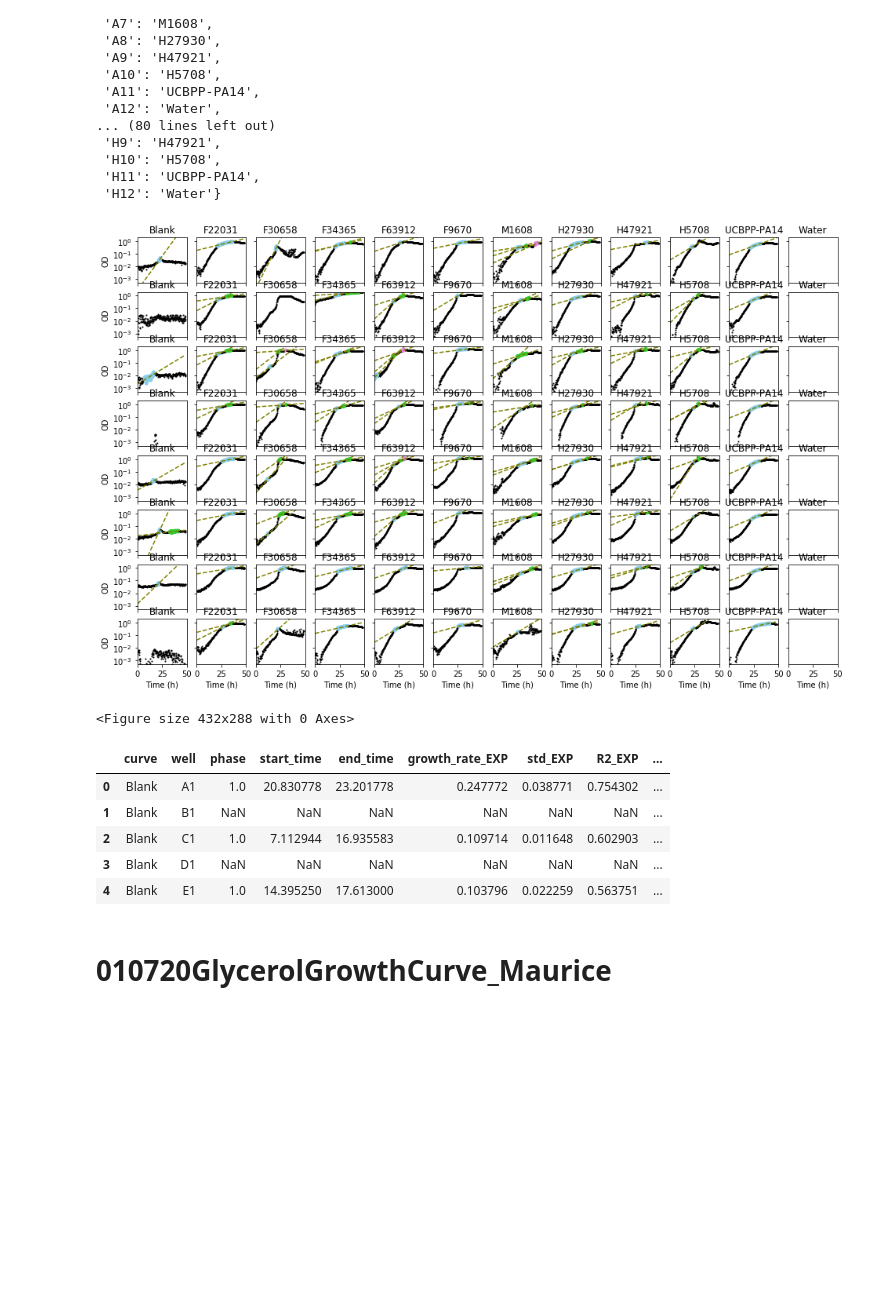
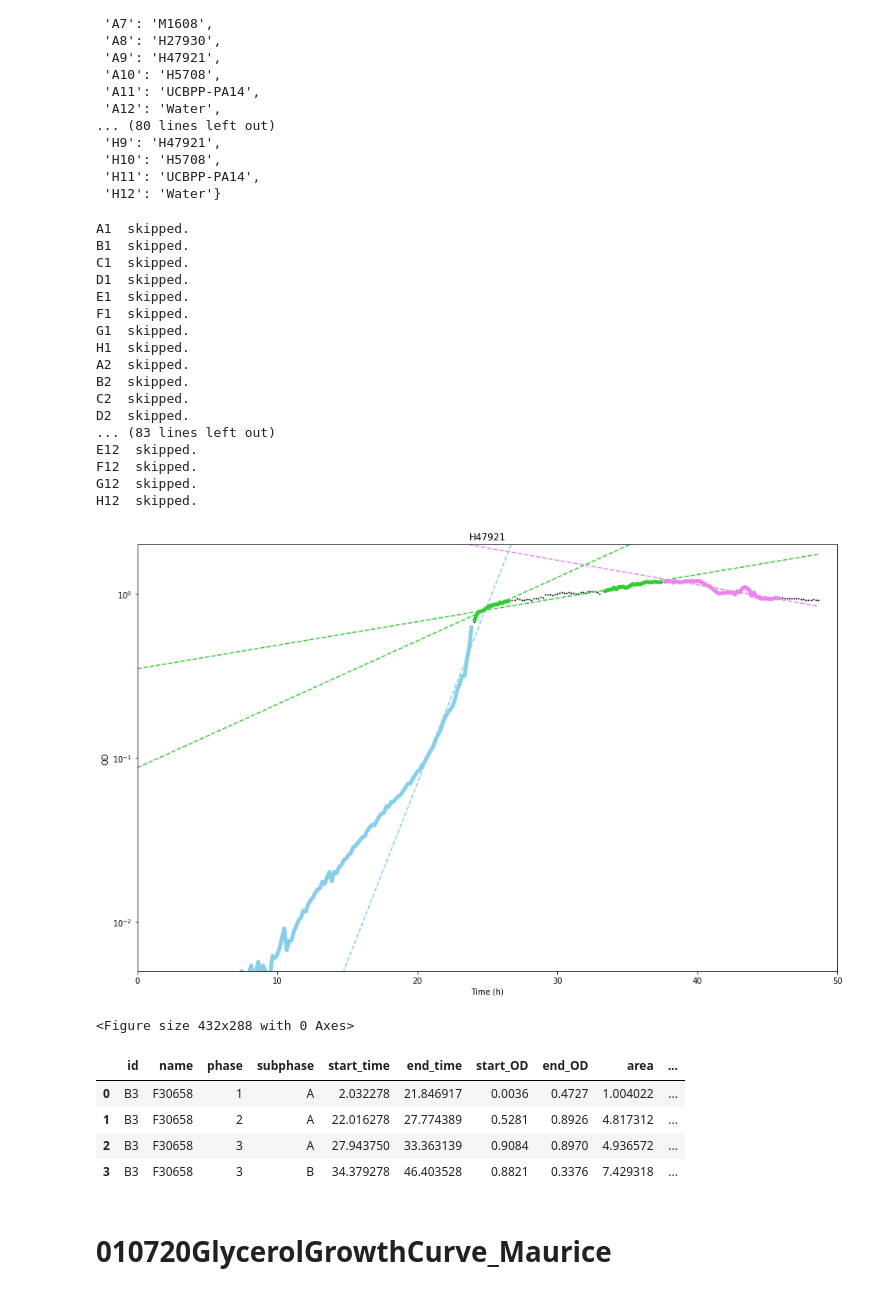
Before and after one commit to liaochen1988/Growth-curve-analysis, a Jupyter notebook: main.ipynb, the cells around one changed output. Drawn from its saved outputs; the diff is of its cells as text; code cells hidden in the pictures; blank space fills up the shorter version.

```diff
--- a/main.ipynb
+++ b/main.ipynb
@@ -28,35 +29,49 @@ well_name_dict_0107_Hildi
  'H11': 'UCBPP-PA14',
  'H12': 'Water'}
 # %%
-%run growth_curve_analysis.py
-
+%run croissance_wrapper.py
 df2write_010720GlycerolGrowthCurve_Hildi = growth_curve_analysis_chenL(
-    '../data/010720GlycerolGrowthCurve_Hildi.xlsx',
+    'data/010720GlycerolGrowthCurve_Hildi.xlsx',
     blank=['12'],
-    #which_curves=['E3','G3'],
+    which_curves=['C9'],
     OD_cutoff=0.0,
-    verbose=0,
+    verbose=1,
     is_plot=True,
-    # plot_dim=[2,1],
+    plot_dim=[1,1],
     # xlim=[18,30],
     # ylim=[0.0,1],
-    fitting_method_in_plot=['exp'],
+    fitting_method_in_plot='EXP',
     is_write=True,
-    R2_logscale=False,
     well_name_dict=well_name_dict_0107_Hildi
 )
 # %% [output]
+A1  skipped.
+B1  skipped.
+C1  skipped.
+D1  skipped.
+E1  skipped.
+F1  skipped.
+G1  skipped.
+H1  skipped.
+A2  skipped.
+B2  skipped.
+C2  skipped.
+D2  skipped.
+... (83 lines left out)
+E12  skipped.
+F12  skipped.
+G12  skipped.
+H12  skipped.
-[figure, old version]
+[figure, new version]
-<Figure size 432x288 with 0 Axes>
+<Figure size 432x288 with 0 Axes>
 # %%
 df2write_010720GlycerolGrowthCurve_Hildi.head()
 # %% [output]
-|  | curve | well | phase | start_time | end_time | growth_rate_EXP | std_EXP | R2_EXP | ... |
-| 0 | Blank | A1 | 1.0 | 20.830778 | 23.201778 | 0.247772 | 0.038771 | 0.754302 | ... |
-| 1 | Blank | B1 | NaN | NaN | NaN | NaN | NaN | NaN | ... |
-| 2 | Blank | C1 | 1.0 | 7.112944 | 16.935583 | 0.109714 | 0.011648 | 0.602903 | ... |
-| 3 | Blank | D1 | NaN | NaN | NaN | NaN | NaN | NaN | ... |
-| 4 | Blank | E1 | 1.0 | 14.395250 | 17.613000 | 0.103796 | 0.022259 | 0.563751 | ... |
+|  | id | name | phase | subphase | start_time | end_time | start_OD | end_OD | area | ... |
+| 0 | B3 | F30658 | 1 | A | 2.032278 | 21.846917 | 0.0036 | 0.4727 | 1.004022 | ... |
+| 1 | B3 | F30658 | 2 | A | 22.016278 | 27.774389 | 0.5281 | 0.8926 | 4.817312 | ... |
+| 2 | B3 | F30658 | 3 | A | 27.943750 | 33.363139 | 0.9084 | 0.8970 | 4.936572 | ... |
+| 3 | B3 | F30658 | 3 | B | 34.379278 | 46.403528 | 0.8821 | 0.3376 | 7.429318 | ... |
 # %% [markdown]
 # 010720GlycerolGrowthCurve_Maurice
 # %%
```
Also changed, not shown: parts of 1 cell of this notebook, 5 other files.
